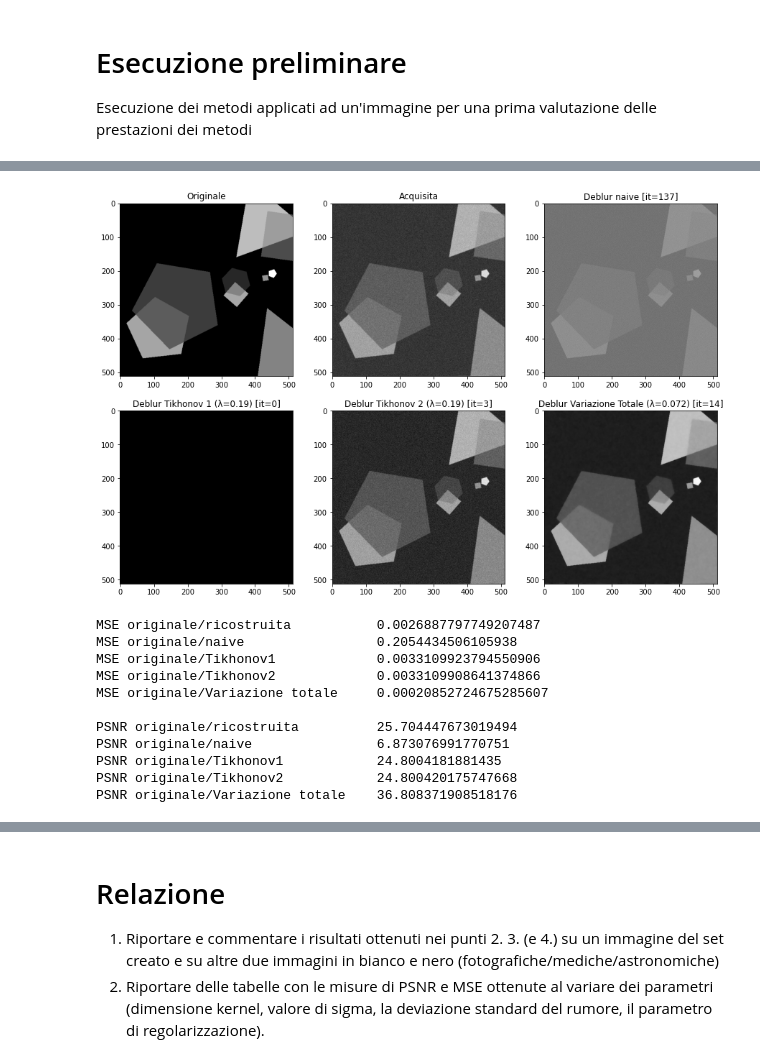
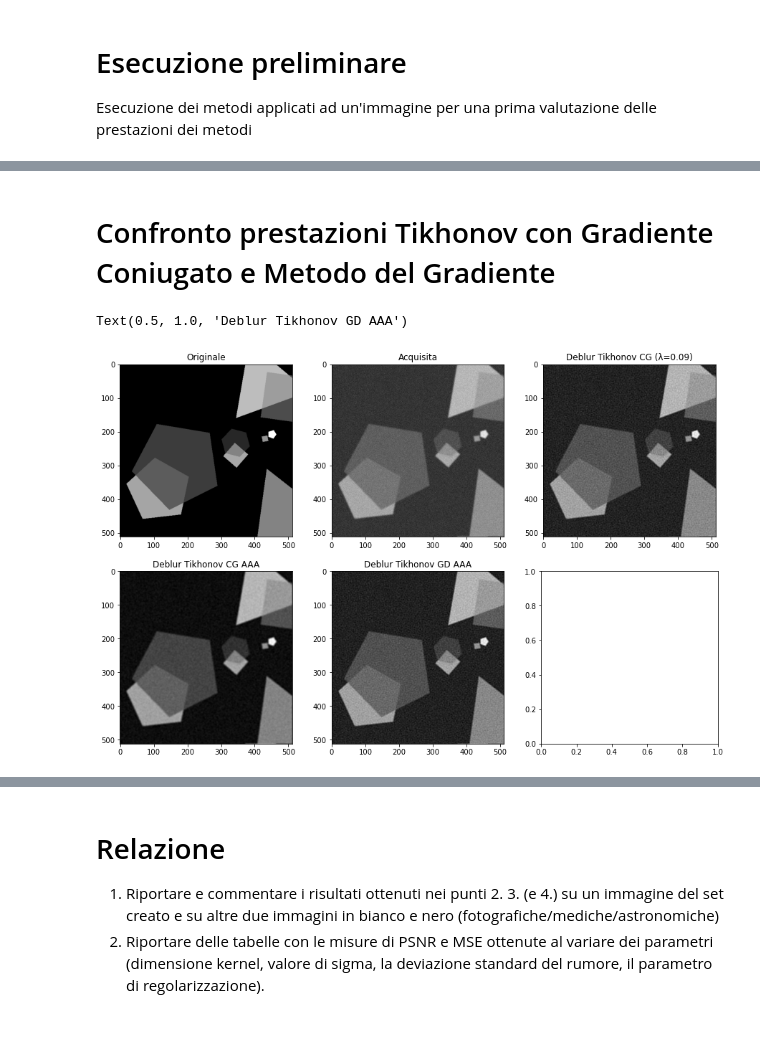
Before and after one commit to NotXia/imaging, a Jupyter notebook: progetto.ipynb, the cells around one changed output, grey strips where cells are left out. Cells and saved outputs as stored; diff of their text form; code cells hidden in the pictures; blank space fills up the shorter version.

```diff
--- a/progetto.ipynb
+++ b/progetto.ipynb
@@ -385,0 +378,6 @@ lambda = 0.1894736842105263 | PSNR = 24.78355790791959
+# %%
+plot_lambda_difference(x_tikhonov1, y_tikhonov1, "Tikhonov al variare di lambda")
+
+max_i = y_tikhonov1.index(max(y_tikhonov1))  # Indice del punto migliore
+print(f"lambda = {x_tikhonov1[max_i]} | PSNR = {y_tikhonov1[max_i]}")
+tikhonov_best = x_tikhonov1[max_i]
@@ -415,15 +411,17 @@ Esecuzione dei metodi applicati ad un'immagine per una prima valutazione delle p
 # %%
 curr_image = image1
 curr_blur = blur1
-lambda_tikhonov = 0.19
-lambda_tv = 0.072
+lambda_tikhonov = tikhonov_best
+lambda_tv = round(tv_best, 2)
+# lambda_tikhonov = 0.19
+# lambda_tv = 0.07
 
-out_naive = deblur_naive(curr_image, curr_blur)
+out_naive = deblur_naive(curr_image, curr_blur, max_iter=200)
 print("Done - Naive")
 out_tikhonov_cg = deblur_tikhonov_cg(curr_image, curr_blur, lambda_tikhonov)
-print("Done - Tikhonov 1")
+print("Done - Tikhonov CG")
 out_tikhonov_gd = deblur_tikhonov_gd(curr_image, curr_blur, lambda_tikhonov)
-print("Done - Tikhonov 2")
+print("Done - Tikhonov GD")
 out_tv = deblur_tv(curr_image, curr_blur, lambda_tv)
 print("Done - TV")
 # %% [output]
@@ -432,49 +490,30 @@ Done - Tikhonov 2
+# %% [markdown]
+# Confronto prestazioni Tikhonov con Gradiente Coniugato e Metodo del Gradiente
+# %%
+curr_image = image1
+curr_blur = blur1
+lambda_tikhonov = tikhonov_best
+lambda_tv = round(tv_best, 2)
 # %%
+out_cg = deblur_tikhonov_cg(curr_image, curr_blur, lambda_tikhonov, tol=1e-1)
+out_gd = deblur_tikhonov_gd(curr_image, curr_blur, lambda_tikhonov, tol=1e-1)
+
 fig, ax = plt.subplots(2, 3, figsize=(15, 15))
 fig.subplots_adjust(top=0.5, bottom=0.01)
-
 ax[0, 0].imshow(real_image, cmap="gray")
 ax[0, 0].set_title("Originale")
 
 ax[0, 1].imshow(curr_image, cmap="gray")
 ax[0, 1].set_title("Acquisita")
 
-ax[0, 2].imshow(out_naive["image"], cmap="gray")
-ax[0, 2].set_title(f"Deblur naive [it={out_naive['n_it']}]")
+ax[0, 2].imshow(out_tikhonov_cg["image"], cmap="gray")
+ax[0, 2].set_title(f"Deblur Tikhonov CG (λ={lambda_tikhonov})")
 
-ax[1, 0].imshow(out_tikhonov_cg["image"], cmap="gray")
-ax[1, 0].set_title(f"Deblur Tikhonov CG (λ={lambda_tikhonov}) [it={out_tikhonov_cg['n_it']}]")
+ax[1, 0].imshow(out_cg["image"], cmap="gray")
+ax[1, 0].set_title(f"Deblur Tikhonov CG AAA")
 
-ax[1, 1].imshow(out_tikhonov_gd["image"], cmap="gray")
-ax[1, 1].set_title(f"Deblur Tikhonov GD (λ={lambda_tikhonov}) [it={out_tikhonov_gd['n_it']}]")
-
-ax[1, 2].imshow(out_tv["image"], cmap="gray")
-ax[1, 2].set_title(f"Deblur Variazione Totale (λ={lambda_tv}) [it={out_tv['n_it']}]")
-
-plt.show()
+ax[1, 1].imshow(out_gd["image"], cmap="gray")
+ax[1, 1].set_title(f"Deblur Tikhonov GD AAA")
 # %% [output]
+Text(0.5, 1.0, 'Deblur Tikhonov GD AAA')
-[figure, old version]
+[figure, new version]
-# %%
-print(f"{'MSE originale/ricostruita':<35} {metrics.mean_squared_error(real_image, curr_image)}")
-print(f"{'MSE originale/naive':<35} {metrics.mean_squared_error(real_image, out_naive['image'])}")
-print(f"{'MSE originale/Tikhonov1':<35} {metrics.mean_squared_error(real_image, out_tikhonov_cg['image'])}")
-print(f"{'MSE originale/Tikhonov2':<35} {metrics.mean_squared_error(real_image, out_tikhonov_gd['image'])}")
-print(f"{'MSE originale/Variazione totale':<35} {metrics.mean_squared_error(real_image, out_tv['image'])}")
-print()
-print(f"{'PSNR originale/ricostruita':<35} {metrics.peak_signal_noise_ratio(real_image, curr_image)}")
-print(f"{'PSNR originale/naive':<35} {metrics.peak_signal_noise_ratio(real_image, out_naive['image'])}")
-print(f"{'PSNR originale/Tikhonov1':<35} {metrics.peak_signal_noise_ratio(real_image, out_tikhonov_cg['image'])}")
-print(f"{'PSNR originale/Tikhonov2':<35} {metrics.peak_signal_noise_ratio(real_image, out_tikhonov_gd['image'])}")
-print(f"{'PSNR originale/Variazione totale':<35} {metrics.peak_signal_noise_ratio(real_image, out_tv['image'])}")
-# %% [output]
-MSE originale/ricostruita           0.0026887797749207487
-MSE originale/naive                 0.2054434506105938
-MSE originale/Tikhonov1             0.0033109923794550906
-MSE originale/Tikhonov2             0.0033109908641374866
-MSE originale/Variazione totale     0.00020852724675285607
-
-PSNR originale/ricostruita          25.704447673019494
-PSNR originale/naive                6.873076991770751
-PSNR originale/Tikhonov1            24.8004181881435
-PSNR originale/Tikhonov2            24.800420175747668
-PSNR originale/Variazione totale    36.808371908518176
```
Also changed, not shown: parts of 28 cells of this notebook, 18 other files.
